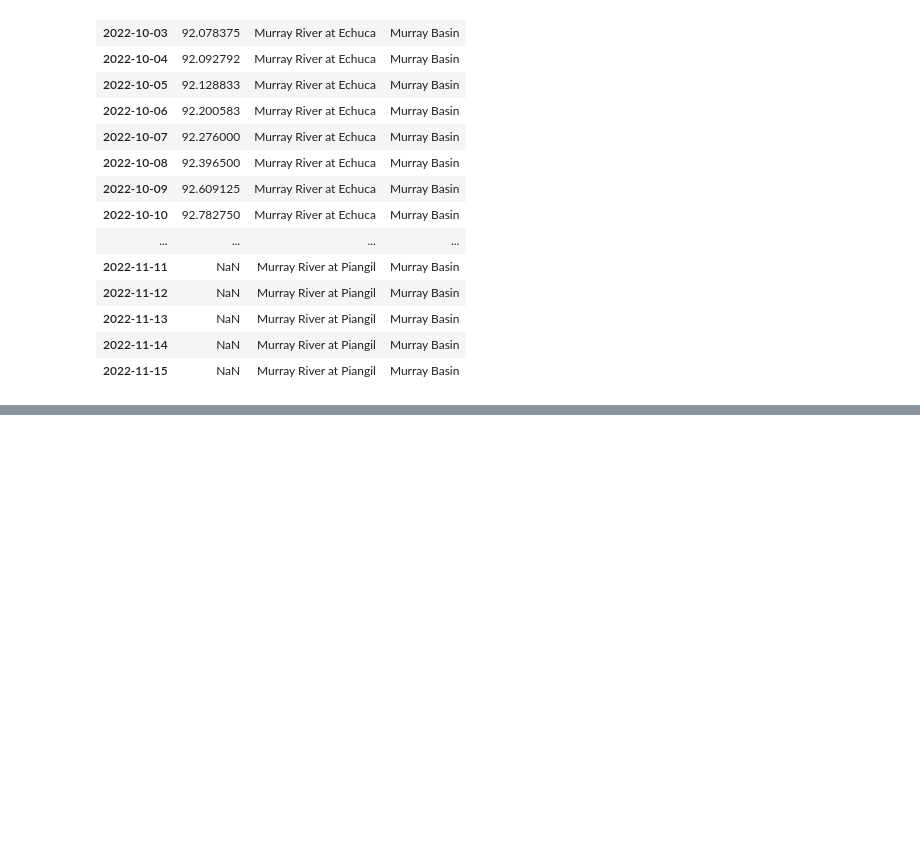
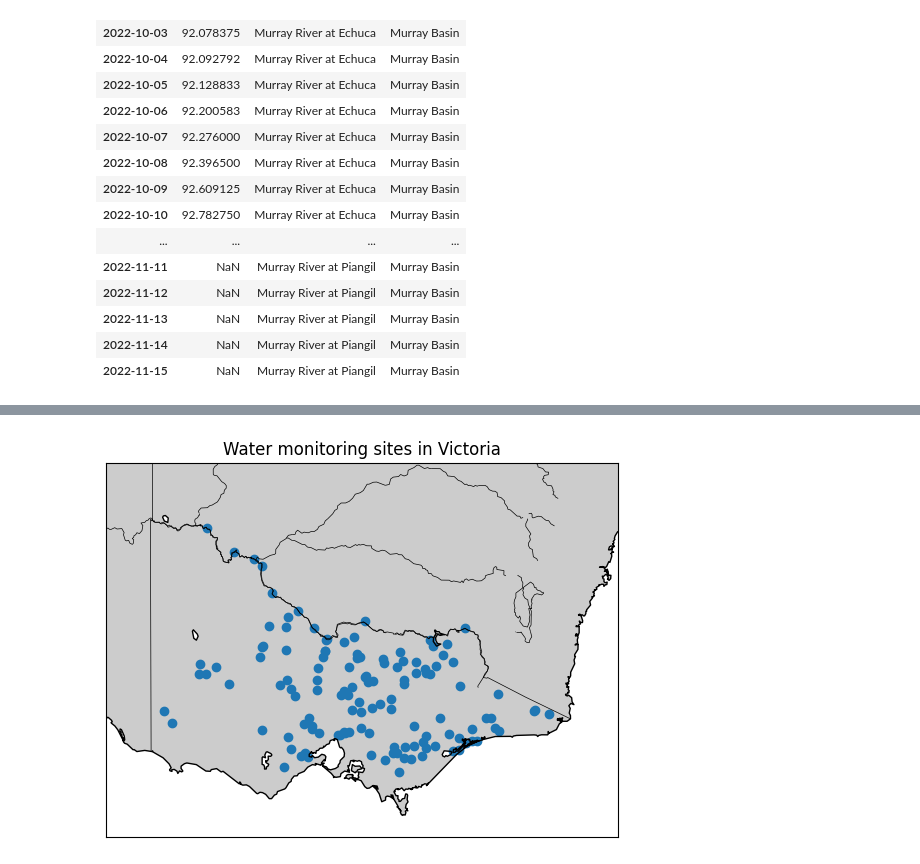
Before and after one commit to jgOhYeah/FIT3179, a Jupyter notebook: Week10_Homework/Dataprocessing.ipynb, the cells around one changed output, grey strips where cells are left out. Cells and saved outputs as stored; diff of their text form; code cells hidden in the pictures; blank space fills up the shorter version.

```diff
--- a/Week10_Homework/Dataprocessing.ipynb
+++ b/Week10_Homework/Dataprocessing.ipynb
@@ -347,0 +354,4 @@ c
+# %%
+levels = pd.read_excel("../../FloodLevels/FloodLevels.ods", 1)
+levels = levels.set_index("AWRC No. ")
+levels
@@ -347,0 +373,4 @@ c
+# %%
+details = pd.read_csv("Site Details.csv")
+details = details.set_index("Site Id")
+details
@@ -347,0 +392,3 @@ c
+# %%
+details_levels = levels.join(details, how="inner")
+details_levels
@@ -347,0 +409,20 @@ c
+# %%
+fig=plt.figure()
+ax=fig.add_axes([0.1,0.1,0.8,0.8])
+# setup mercator map projection.
+m = Basemap(llcrnrlon=140,llcrnrlat=-39.5,urcrnrlon=151,urcrnrlat=-33,\
+            rsphere=(6378137.00,6356752.3142),\
+            resolution='i',projection='merc',\
+            lat_0=40.,lon_0=-20.,lat_ts=20.)
+
+m.drawcoastlines()
+m.fillcontinents()
+m.drawstates()
+m.drawrivers()
+
+x,y = m(details_levels["Longitude"], details_levels["Latitude"])
+m.scatter(x, y)
+plt.title("Water monitoring sites in Victoria")
+plt.show()
+# %% [output]
+[figure, added]
```
Also changed, not shown: parts of 18 cells of this notebook, 5 other files.
